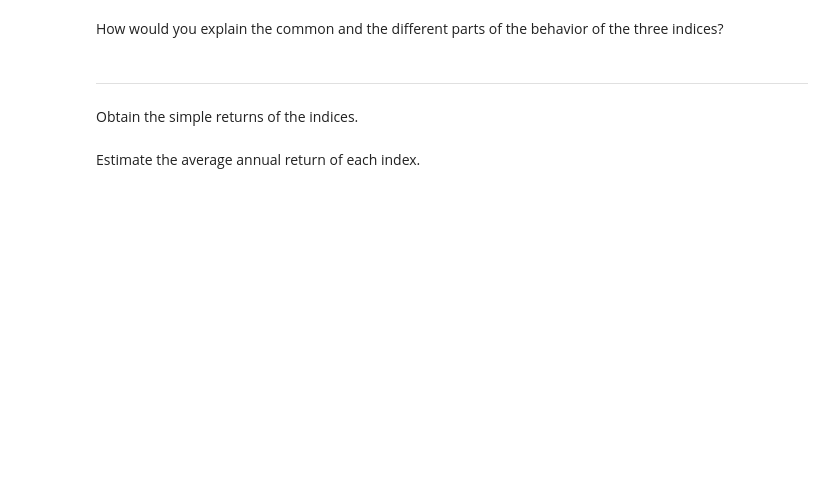
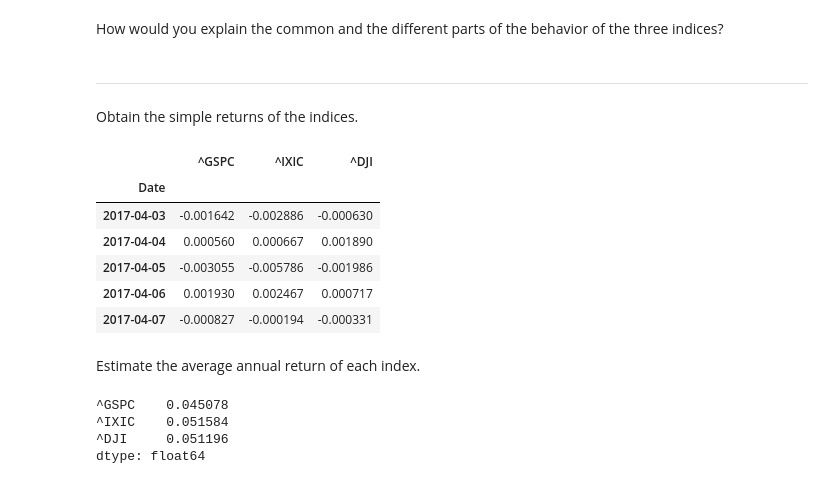
Before and after one commit to jerry-shijieli/StockPrediction, a Jupyter notebook: finance_basics/2.5 Calculating the Return of Indices/Calculating the Return of Indices - Exercise.ipynb, the cells around one changed output. Cells and saved outputs as stored; diff of their text form; code cells hidden in the pictures; blank space fills up the shorter version.

Commit message:
return of market indices

```diff
--- a/finance_basics/2.5 Calculating the Return of Indices/Calculating the Return of Indices - Exercise.ipynb
+++ b/finance_basics/2.5 Calculating the Return of Indices/Calculating the Return of Indices - Exercise.ipynb
@@ -17,5 +44,25 @@ How would you explain the common and the different parts of the behavior of the
 *****
 # %% [markdown]
 Obtain the simple returns of the indices.
+# %%
+simple_returns = (mydata / mydata.shift(1) - 1)
+simple_returns.tail()
+# %% [output]
+|  | ^GSPC | ^IXIC | ^DJI |
+| Date |  |  |  |
+| 2017-04-03 | -0.001642 | -0.002886 | -0.000630 |
+| 2017-04-04 | 0.000560 | 0.000667 | 0.001890 |
+| 2017-04-05 | -0.003055 | -0.005786 | -0.001986 |
+| 2017-04-06 | 0.001930 | 0.002467 | 0.000717 |
+| 2017-04-07 | -0.000827 | -0.000194 | -0.000331 |
 # %% [markdown]
 Estimate the average annual return of each index.
+# %%
+num_of_trading_days = 250
+avg_return_a = simple_returns.mean() * num_of_trading_days
+print avg_return_a
+# %% [output]
+^GSPC    0.045078
+^IXIC    0.051584
+^DJI     0.051196
+dtype: float64
```
Also changed, not shown: parts of 4 cells of this notebook, 4 other files.
